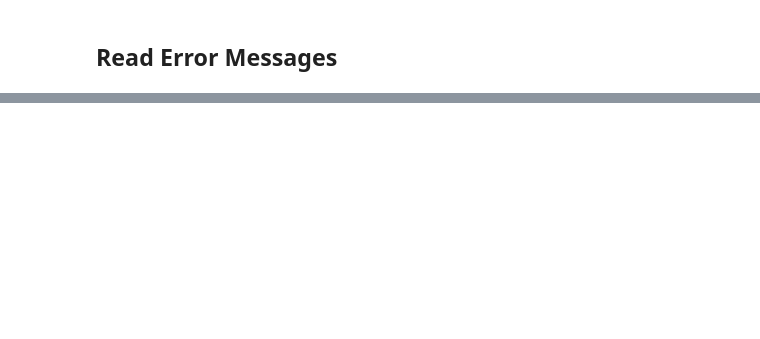
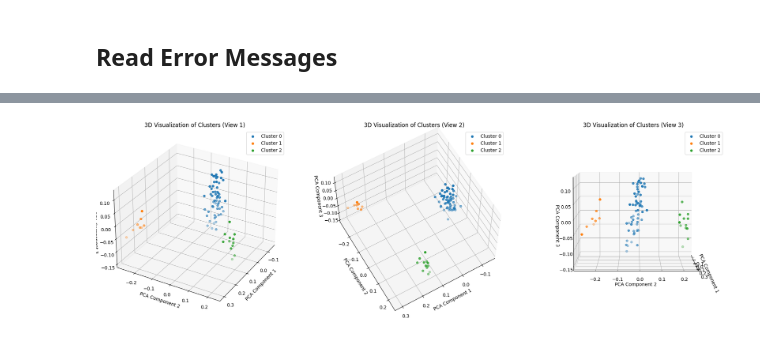
Before and after one commit to sola-st/qite-quantum-platform-testing, a Jupyter notebook: notebooks/003_001_Cluster_Error_Messages_Auto_Label.ipynb, the cells around one changed output, grey strips where cells are left out. Cells and saved outputs as stored; diff of their text form; code cells hidden in the pictures; blank space fills up the shorter version.

```diff
--- a/notebooks/003_001_Cluster_Error_Messages_Auto_Label.ipynb
+++ b/notebooks/003_001_Cluster_Error_Messages_Auto_Label.ipynb
@@ -700,0 +566,19 @@ Command: python -m analysis_and_reporting.ddmin_target_file --input_folder progr
+# %%
+# Convert the column to a NumPy matrix
+X_matrix = np.array(df_errors["vectorized_representation"].tolist())
+
+# Print the matrix
+print(X_matrix)
+
+if USE_PCA:
+    # Ensure X_matrix is 2D
+    if X_matrix.ndim == 1:
+        X_matrix = X_matrix.reshape(-1, 1)
+
+    # Apply PCA to reduce dimensionality
+    pca = PCA(n_components=PCA_COMPONENTS)
+    X_reduced = pca.fit_transform(X_matrix)
+    print(f'Explained variance ratio: {pca.explained_variance_ratio_}')
+    X_matrix = X_reduced
+    # add new column
+    df_errors['vectorized_representation_pca'] = list(X_matrix)
@@ -700,0 +596,70 @@ Command: python -m analysis_and_reporting.ddmin_target_file --input_folder progr
+# %%
+# papermill_description=CLUSTERING
+
+if USE_PCA:
+    column_to_cluster = 'vectorized_representation_pca'
+else:
+    column_to_cluster = 'vectorized_representation'
+
+
+def apply_kmeans_clustering(
+        df: pd.DataFrame, column_to_cluster: str) -> pd.DataFrame:
+    X_matrix = np.array(df[column_to_cluster].tolist())
+    print(f'X_matrix shape: {X_matrix.shape}')
+
+    print("Finding optimal K using elbow method...")
+    optimal_k = find_optimal_k_knead(X_matrix)
+    print(f'Optimal K (knead): {optimal_k}')
+
+    # Apply K-Means clustering
+    kmeans = KMeans(n_clusters=optimal_k, random_state=42)
+    kmeans.fit(X_matrix)
+    labels = kmeans.labels_
+    df['cluster_label'] = labels
+
+    return df
+
+
+def apply_dbscan_clustering(
+        df: pd.DataFrame, column_to_cluster: str) -> pd.DataFrame:
+    X_matrix = np.array(df[column_to_cluster].tolist())
+    print(f'X_matrix shape: {X_matrix.shape}')
+
+    dbscan = DBSCAN(eps=0.05, min_samples=5)
+    dbscan.fit(X_matrix)
+    labels = dbscan.labels_
+    df['cluster_label'] = labels
+
+    # count data with -1 label
+    noise_points = len(labels[labels == -1])
+    if noise_points == len(labels):
+        raise Exception(
+            "All data points are considered noise by DBSCAN. "
+            "Please adjust the hyperparameters.")
+
+    # ignore the noise points
+    original_count = len(df)
+    df = df[labels != -1]
+    new_count = len(df)
+    percentage_removed = ((original_count - new_count) / original_count) * 100
+    print(f"Percentage of noise points removed: {percentage_removed:.2f}%")
+
+    return df
+
+
+# Apply the appropriate clustering method
+if CLUSTERING_METHOD == "KMEANS":
+    df_errors = apply_kmeans_clustering(df_errors, column_to_cluster)
+elif CLUSTERING_METHOD == "DBSCAN":
+    df_errors = apply_dbscan_clustering(df_errors, column_to_cluster)
+
+print_cluster_examples(
+    df_errors,
+    cluster_column='cluster_label',
+    n_elements=2)
+
+fig = plot_cluster_3D(
+    cluster_labels=df_errors['cluster_label'],
+    X_matrix=np.array(df_errors[column_to_cluster].tolist()),
+    angles=[(30, 30), (60, 60), (5, 0)])
+# %% [output]
@@ -700,0 +683 @@ Command: python -m analysis_and_reporting.ddmin_target_file --input_folder progr
+[figure, added]
```
Also changed, not shown: parts of 57 cells of this notebook, 2 other files.
